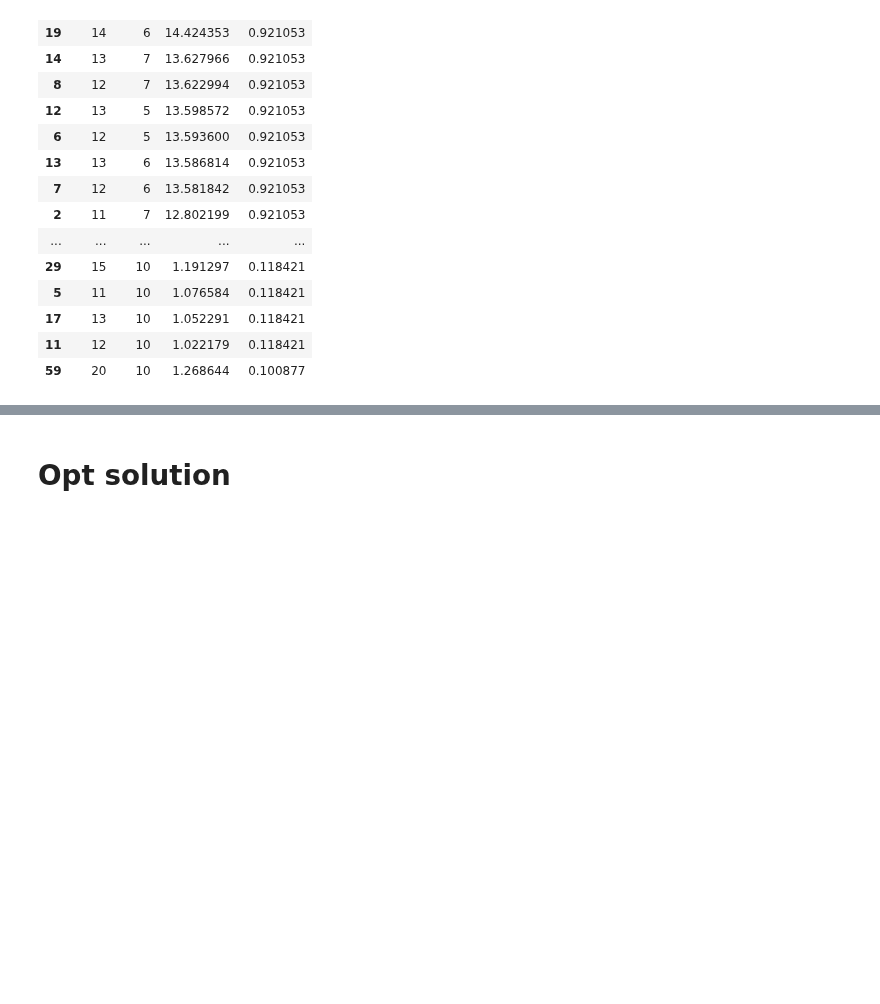
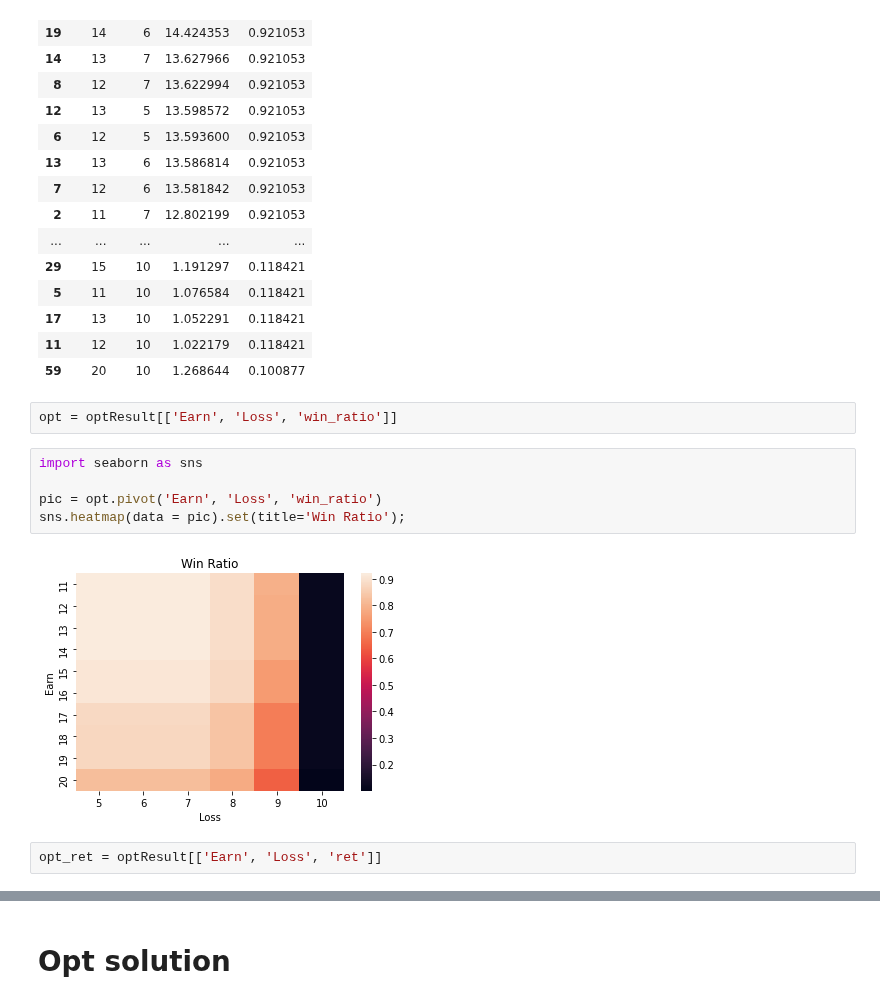
Before and after one commit to benson85560/yuanta, a Jupyter notebook: Pct_change_Strategy.ipynb, the cells around one changed output, grey strips where cells are left out. Saved outputs shown, nothing was run; the diff lists cells and outputs as text; blank space fills up the shorter version.

```diff
--- a/Pct_change_Strategy.ipynb
+++ b/Pct_change_Strategy.ipynb
@@ -1003,3 +1003,14 @@ optResult.sort_values(['win_ratio', 'ret'], ascending = False)
 | 17 | 13 | 10 | 1.052291 | 0.118421 |
 | 11 | 12 | 10 | 1.022179 | 0.118421 |
 | 59 | 20 | 10 | 1.268644 | 0.100877 |
+# %%
+opt = optResult[['Earn', 'Loss', 'win_ratio']]
+# %%
+import seaborn as sns
+
+pic = opt.pivot('Earn', 'Loss', 'win_ratio')
+sns.heatmap(data = pic).set(title='Win Ratio');
+# %% [output]
+[figure, added]
+# %%
+opt_ret = optResult[['Earn', 'Loss', 'ret']]
```
Also changed, not shown: parts of 3 cells of this notebook.
